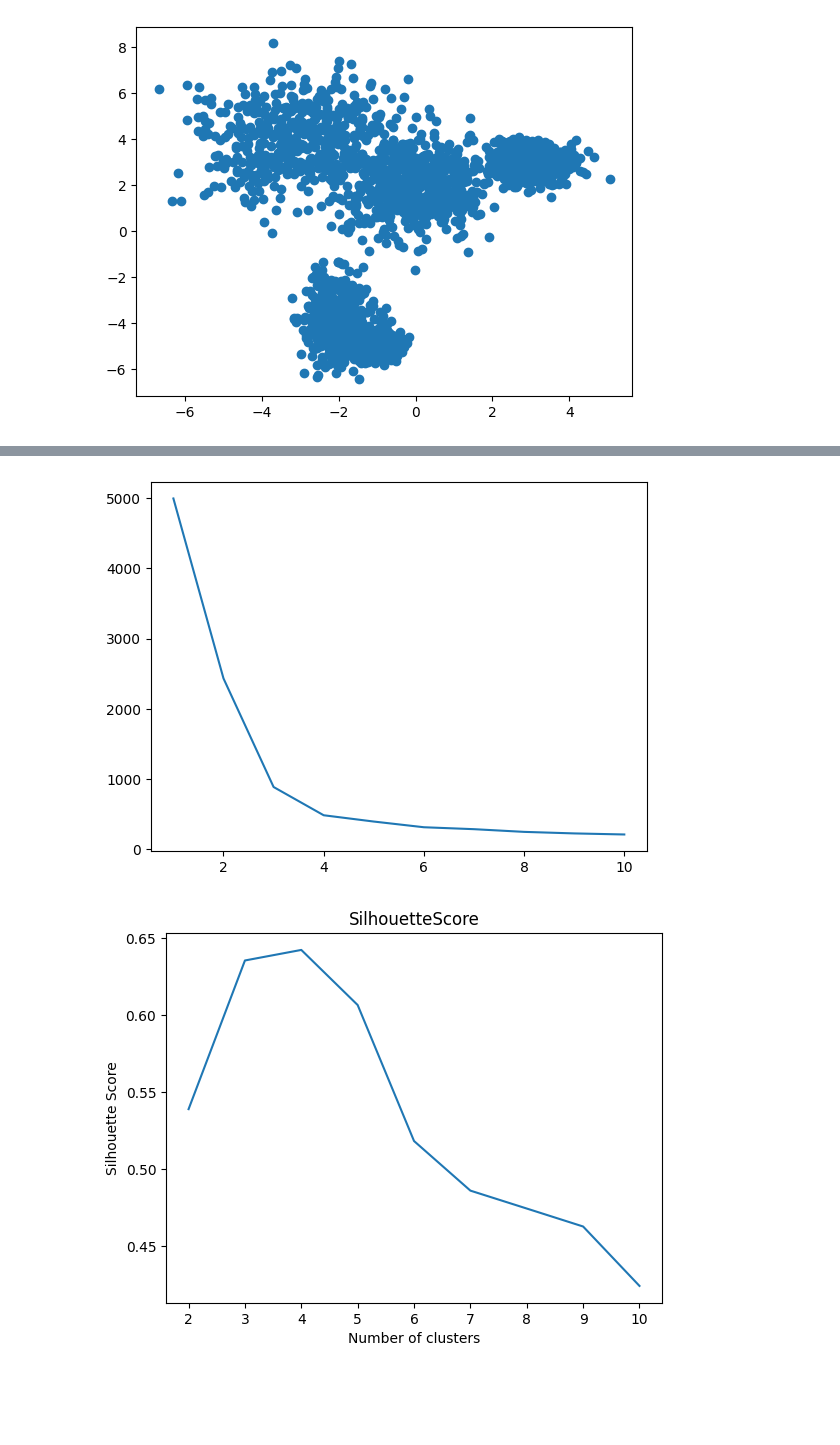
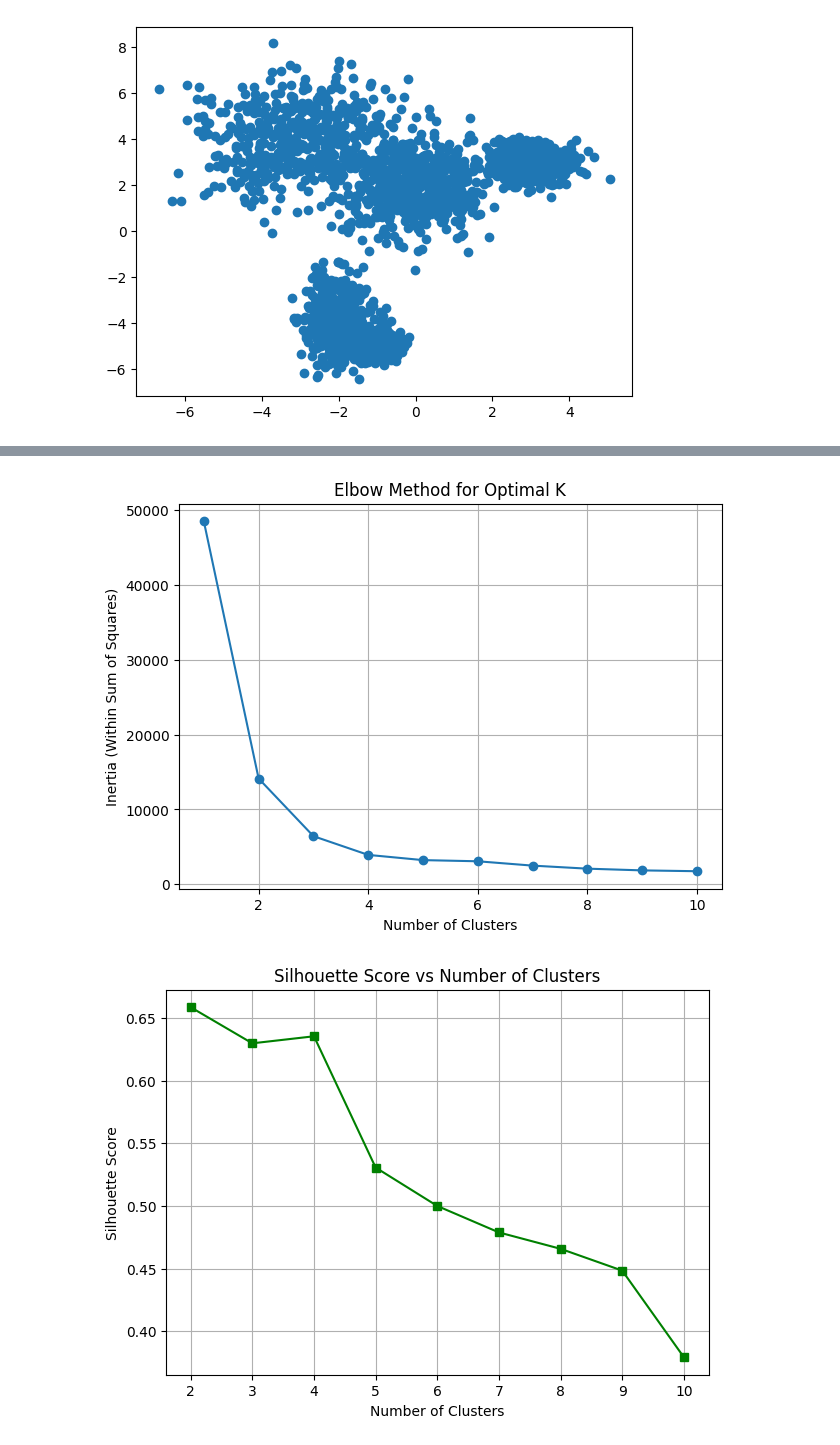
Before and after one commit to AndriyTok/data_Analysis_labs, a Jupyter notebook: lab6/lab6.ipynb, the cells around one changed output, grey strips where cells are left out. Saved outputs shown, nothing was run; the diff lists cells and outputs as text; code cells hidden in the pictures; blank space fills up the shorter version.

```diff
--- a/lab6/lab6.ipynb
+++ b/lab6/lab6.ipynb
@@ -175,44 +173,57 @@ plt.show()
 # %%
 from sklearn.cluster import KMeans
 from sklearn.metrics import silhouette_score
-from sklearn.preprocessing import StandardScaler
+import matplotlib.pyplot as plt
 
-scaler = StandardScaler()
-_data = scaler.fit_transform(_data)
+# Пошук оптимальної кількості кластерів за інерцією
+distortions = []
+cluster_range = range(1, 11)
+for k in cluster_range:
+    model = KMeans(n_clusters=k, random_state=42)
+    model.fit(_data)
+    distortions.append(model.inertia_)
 
-inertia = []
-for i in range(1, 11):
-    kmeans = KMeans(n_clusters=i, random_state=0).fit(_data)
-    inertia.append(kmeans.inertia_)
-
-plt.plot(range(1, 11), inertia)
+plt.figure(figsize=(7, 5))
+plt.plot(cluster_range, distortions, marker='o')
+plt.title("Elbow Method for Optimal K")
+plt.xlabel("Number of Clusters")
+plt.ylabel("Inertia (Within Sum of Squares)")
+plt.grid(True)
 plt.show()
 
-silhouette_scores = []
-for i in range(2, 11):
-    kmeans = KMeans(n_clusters=i, random_state=0).fit(_data)
-    silhouette_scores.append(silhouette_score(_data, kmeans.labels_))
+# Пошук за допомогою оцінки силуету
+sil_scores = []
+cluster_range = range(2, 11)
+for k in cluster_range:
+    model = KMeans(n_clusters=k, random_state=42)
+    labels = model.fit_predict(_data)
+    score = silhouette_score(_data, labels)
+    sil_scores.append(score)
 
-plt.plot(range(2, 11), silhouette_scores)
-plt.xlabel('Number of clusters')
-plt.ylabel('Silhouette Score')
-plt.title('SilhouetteScore')
+plt.figure(figsize=(7, 5))
+plt.plot(cluster_range, sil_scores, marker='s', color='green')
+plt.title("Silhouette Score vs Number of Clusters")
+plt.xlabel("Number of Clusters")
+plt.ylabel("Silhouette Score")
+plt.grid(True)
 plt.show()
 
-kmeans = KMeans(n_clusters=3, random_state=0).fit(_data)
-kmeans.cluster_centers_
+# Остаточна кластеризація при k=3
+optimal_k = 3
+final_model = KMeans(n_clusters=optimal_k, random_state=42)
+final_labels = final_model.fit_predict(_data)
+final_centers = final_model.cluster_centers_
 
-plt.scatter(x_values, y_values)
+# Візуалізація точок з центрами
+plt.figure(figsize=(7, 6))
+plt.scatter(x_values, y_values, c=final_labels, cmap='viridis')
+plt.scatter(final_centers[:, 0], final_centers[:, 1], marker='*', s=200, c='red', label='Centroids')
+plt.title(f'KMeans Clustering (k={optimal_k})')
+plt.xlabel('X')
+plt.ylabel('Y')
 plt.grid(True)
-plt.scatter(kmeans.cluster_centers_[:, 0], kmeans.cluster_centers_[:, 1], marker='*', c='red')
+plt.legend()
 plt.show()
-
-kmeans.labels_
-
-plt.scatter(x_values, y_values, c=kmeans.labels_)
-plt.grid(True)
-plt.scatter(kmeans.cluster_centers_[:, 0], kmeans.cluster_centers_[:, 1], marker='*', c='red')
-plt.show()
 # %% [output]
-[figure, old version]
+[figure, new version]
-[figure, old version]
+[figure, new version]
```
Also changed, not shown: parts of 4 cells of this notebook.
